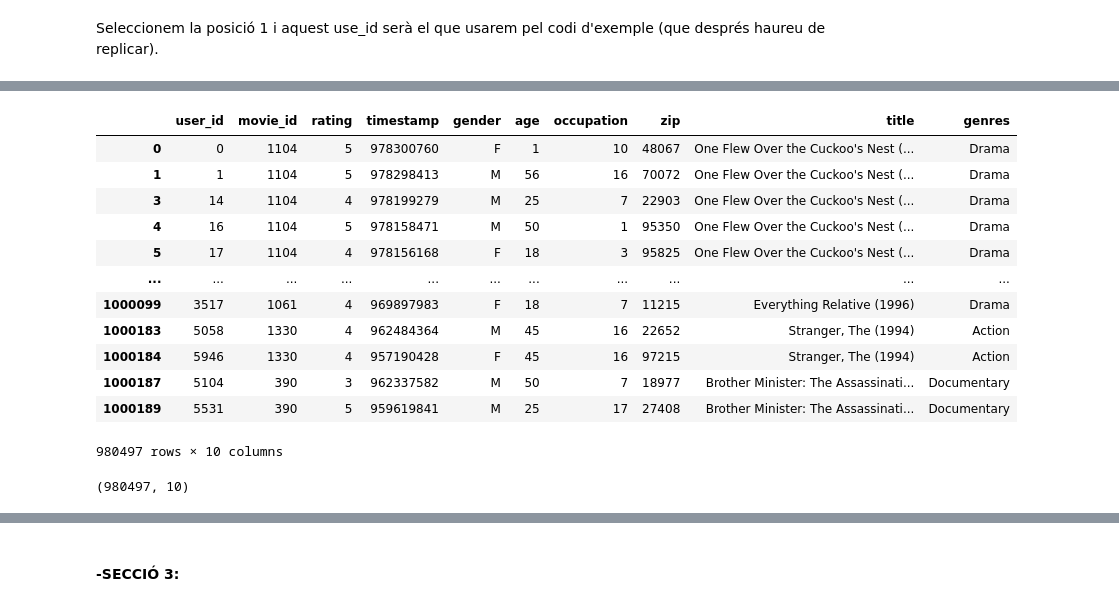
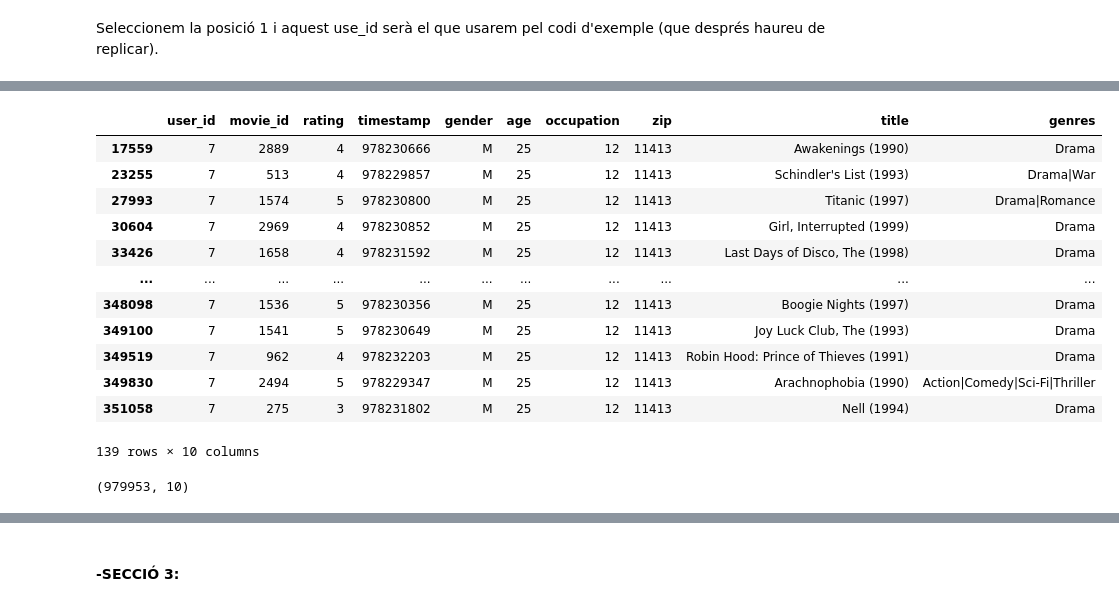
Before and after one commit to junjielyu13/Junior-Fall-Missions, a Jupyter notebook: TallerNousUsos/Practica/TNUI_P2/assigment_code_junjie.ipynb, the cells around one changed output, grey strips where cells are left out. Cells and saved outputs as stored; diff of their text form; code cells hidden in the pictures.

```diff
--- a/TallerNousUsos/Practica/TNUI_P2/assigment_code_junjie.ipynb
+++ b/TallerNousUsos/Practica/TNUI_P2/assigment_code_junjie.ipynb
@@ -1003,35 +1023,44 @@ def add_testdata(traindf, test_set):
     # la vostra solució aquí
 
     unique_users = test_set['user_id'].unique()
-    n_test_users = int(len(unique_users)*0.2)
-    n_train_users = len(unique_users) - n_test_users
-    test_usrs = random.sample(list(unique_users), n_test_users)
+
+    test_left = test_set.drop(index=test_set.index)
+
+    groupby_count = test_set.groupby('user_id')['movie_id'].count()*0.2
+
+    for i in range(len(unique_users)):
+
+        n_test_samples = int(groupby_count.reset_index().iloc[i]['movie_id'])
+        test_set_user = test_set[test_set['user_id'] == groupby_count.reset_index().iloc[i]['user_id']]
+
+        frame_test = test_set_user.sample(n_test_samples)
+        frame_train = test_set_user[~test_set_user.index.isin(frame_test.index)]
+
+        traindf = pd.concat([traindf, frame_train], ignore_index=True)
+        test_left = pd.concat([test_left, frame_test], ignore_index=True)
 
 
-    test_left = test_set.loc[test_set['user_id'].isin(test_usrs)]
-    train_appended= test_set.loc[~test_set['user_id'].isin(test_usrs)]
 
-
-    return pd.concat((traindf, train_appended)), test_left
+    return traindf, test_left
 # %%
 train, test = add_testdata(train_set, test_set)
-# %%
-train
-# %% [output]
-|  | user_id | movie_id | rating | timestamp | gender | age | occupation | zip | title | genres |
-| 0 | 0 | 1104 | 5 | 978300760 | F | 1 | 10 | 48067 | One Flew Over the Cuckoo's Nest (... | Drama |
-| 1 | 1 | 1104 | 5 | 978298413 | M | 56 | 16 | 70072 | One Flew Over the Cuckoo's Nest (... | Drama |
-| 3 | 14 | 1104 | 4 | 978199279 | M | 25 | 7 | 22903 | One Flew Over the Cuckoo's Nest (... | Drama |
-| 4 | 16 | 1104 | 5 | 978158471 | M | 50 | 1 | 95350 | One Flew Over the Cuckoo's Nest (... | Drama |
-| 5 | 17 | 1104 | 4 | 978156168 | F | 18 | 3 | 95825 | One Flew Over the Cuckoo's Nest (... | Drama |
-| ... | ... | ... | ... | ... | ... | ... | ... | ... | ... | ... |
-| 1000099 | 3517 | 1061 | 4 | 969897983 | F | 18 | 7 | 11215 | Everything Relative (1996) | Drama |
-| 1000183 | 5058 | 1330 | 4 | 962484364 | M | 45 | 16 | 22652 | Stranger, The (1994) | Action |
-| 1000184 | 5946 | 1330 | 4 | 957190428 | F | 45 | 16 | 97215 | Stranger, The (1994) | Action |
-| 1000187 | 5104 | 390 | 3 | 962337582 | M | 50 | 7 | 18977 | Brother Minister: The Assassinati... | Documentary |
-| 1000189 | 5531 | 390 | 5 | 959619841 | M | 25 | 17 | 27408 | Brother Minister: The Assassinati... | Documentary |
-980497 rows × 10 columns
+# %%
+train[train['user_id'] == 7]
+# %% [output]
+|  | user_id | movie_id | rating | timestamp | gender | age | occupation | zip | title | genres |
+| 17559 | 7 | 2889 | 4 | 978230666 | M | 25 | 12 | 11413 | Awakenings (1990) | Drama |
+| 23255 | 7 | 513 | 4 | 978229857 | M | 25 | 12 | 11413 | Schindler's List (1993) | Drama|War |
+| 27993 | 7 | 1574 | 5 | 978230800 | M | 25 | 12 | 11413 | Titanic (1997) | Drama|Romance |
+| 30604 | 7 | 2969 | 4 | 978230852 | M | 25 | 12 | 11413 | Girl, Interrupted (1999) | Drama |
+| 33426 | 7 | 1658 | 4 | 978231592 | M | 25 | 12 | 11413 | Last Days of Disco, The (1998) | Drama |
+| ... | ... | ... | ... | ... | ... | ... | ... | ... | ... | ... |
+| 348098 | 7 | 1536 | 5 | 978230356 | M | 25 | 12 | 11413 | Boogie Nights (1997) | Drama |
+| 349100 | 7 | 1541 | 5 | 978230649 | M | 25 | 12 | 11413 | Joy Luck Club, The (1993) | Drama |
+| 349519 | 7 | 962 | 4 | 978232203 | M | 25 | 12 | 11413 | Robin Hood: Prince of Thieves (1991) | Drama |
+| 349830 | 7 | 2494 | 5 | 978229347 | M | 25 | 12 | 11413 | Arachnophobia (1990) | Action|Comedy|Sci-Fi|Thriller |
+| 351058 | 7 | 275 | 3 | 978231802 | M | 25 | 12 | 11413 | Nell (1994) | Drama |
+139 rows × 10 columns
 # %%
 train.shape
 # %% [output]
-(980497, 10)
+(979953, 10)
```
Also changed, not shown: parts of 27 cells of this notebook.
